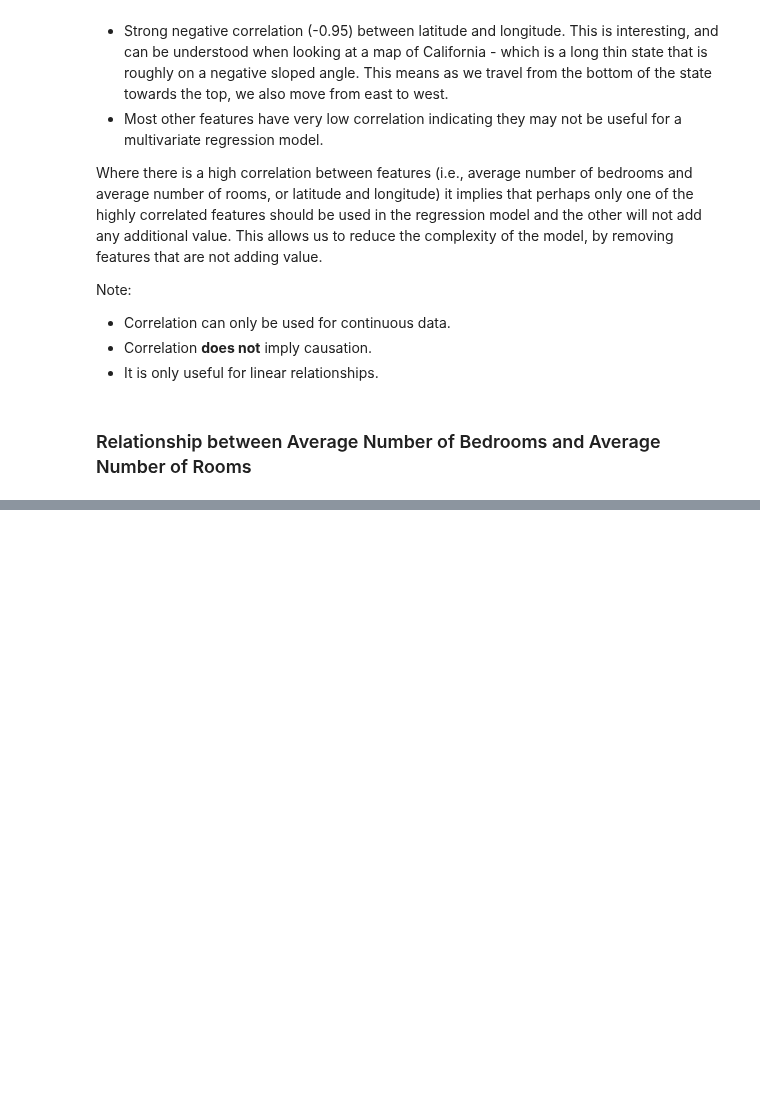
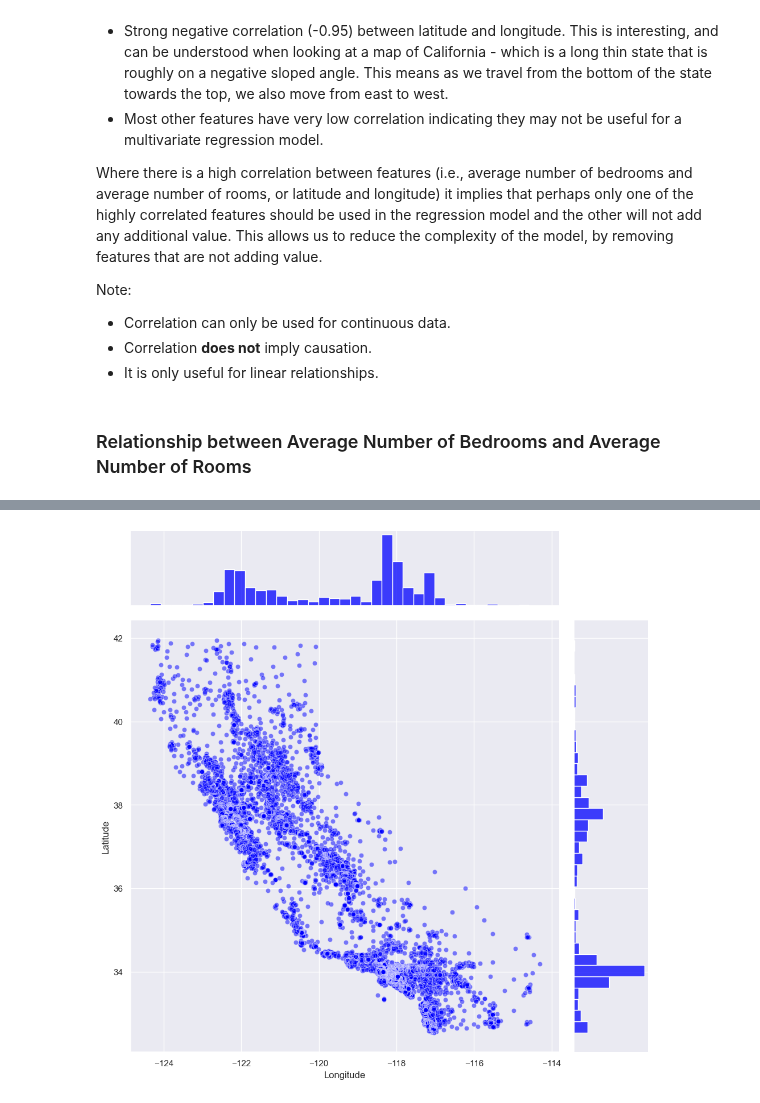
Before and after one commit to srofe/MLBootcamp, a Jupyter notebook: 04-MultivariateLinearRegression/MultivariateRegression-Correlation.ipynb, the cells around one changed output, grey strips where cells are left out. Saved outputs shown, nothing was run; the diff lists cells and outputs as text; code cells hidden in the pictures; blank space fills up the shorter version.

```diff
--- a/04-MultivariateLinearRegression/MultivariateRegression-Correlation.ipynb
+++ b/04-MultivariateLinearRegression/MultivariateRegression-Correlation.ipynb
@@ -96,0 +97,10 @@ plt.show()
+# %%
+# Use searborn library to show a "Joint Plot" - this shows histogram plots for each axis.
+# In this case show the relationship between longitude and latitude as scatter plot.
+sns.set()
+sns.jointplot(x=data.Longitude, y=data.Latitude, kind='scatter', height=10, color='blue', joint_kws={'alpha':0.5})
+# Can also use kind = 'hex' to show hexagonal shape with color alpha showing density.
+# sns.jointplot(x=data.Longitude, y=data.Latitude, kind='scatter', height=10, color='blue')
+plt.show()
+# %% [output]
+[figure, added]
```
Also changed, not shown: parts of 1 cell of this notebook.
